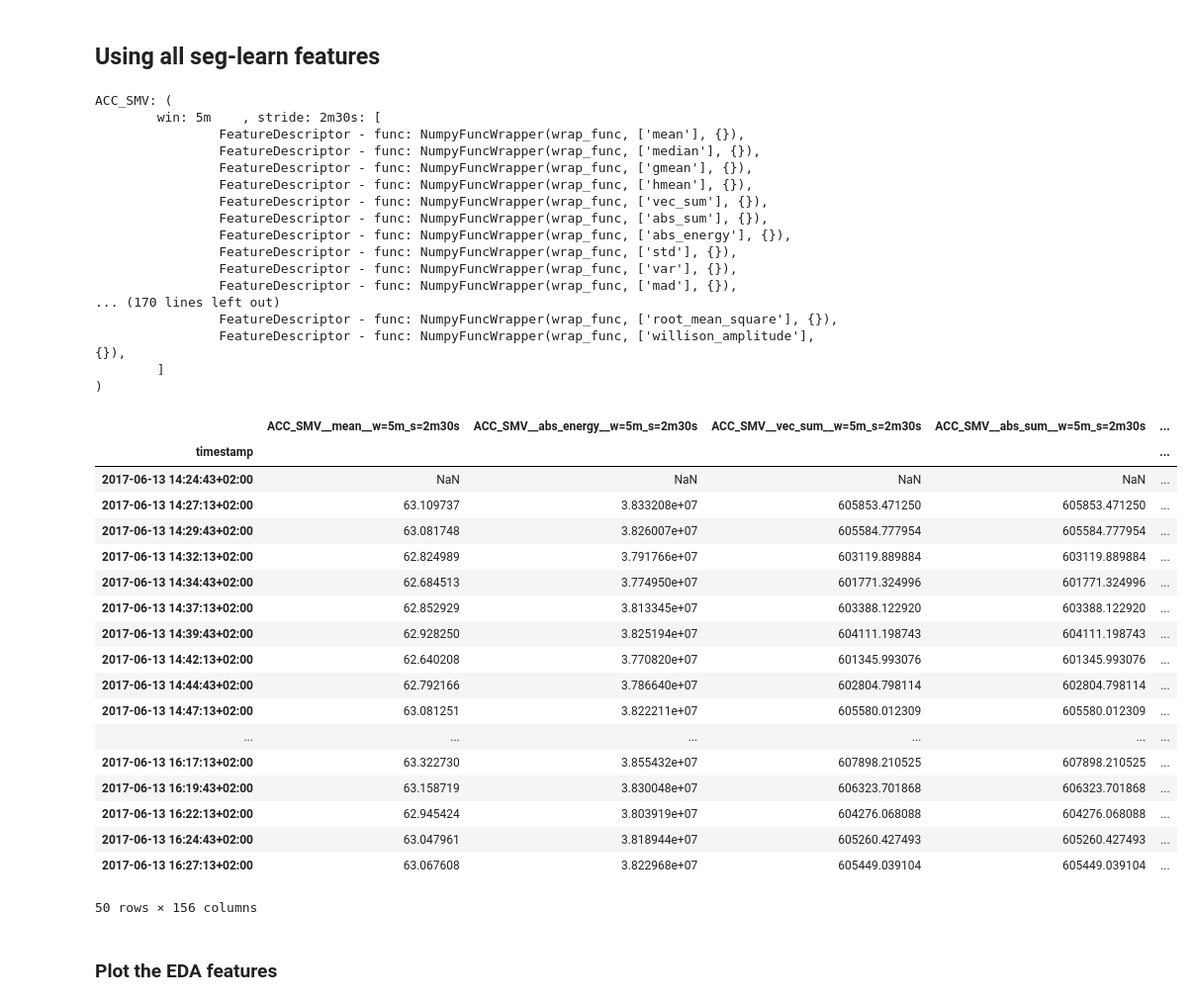
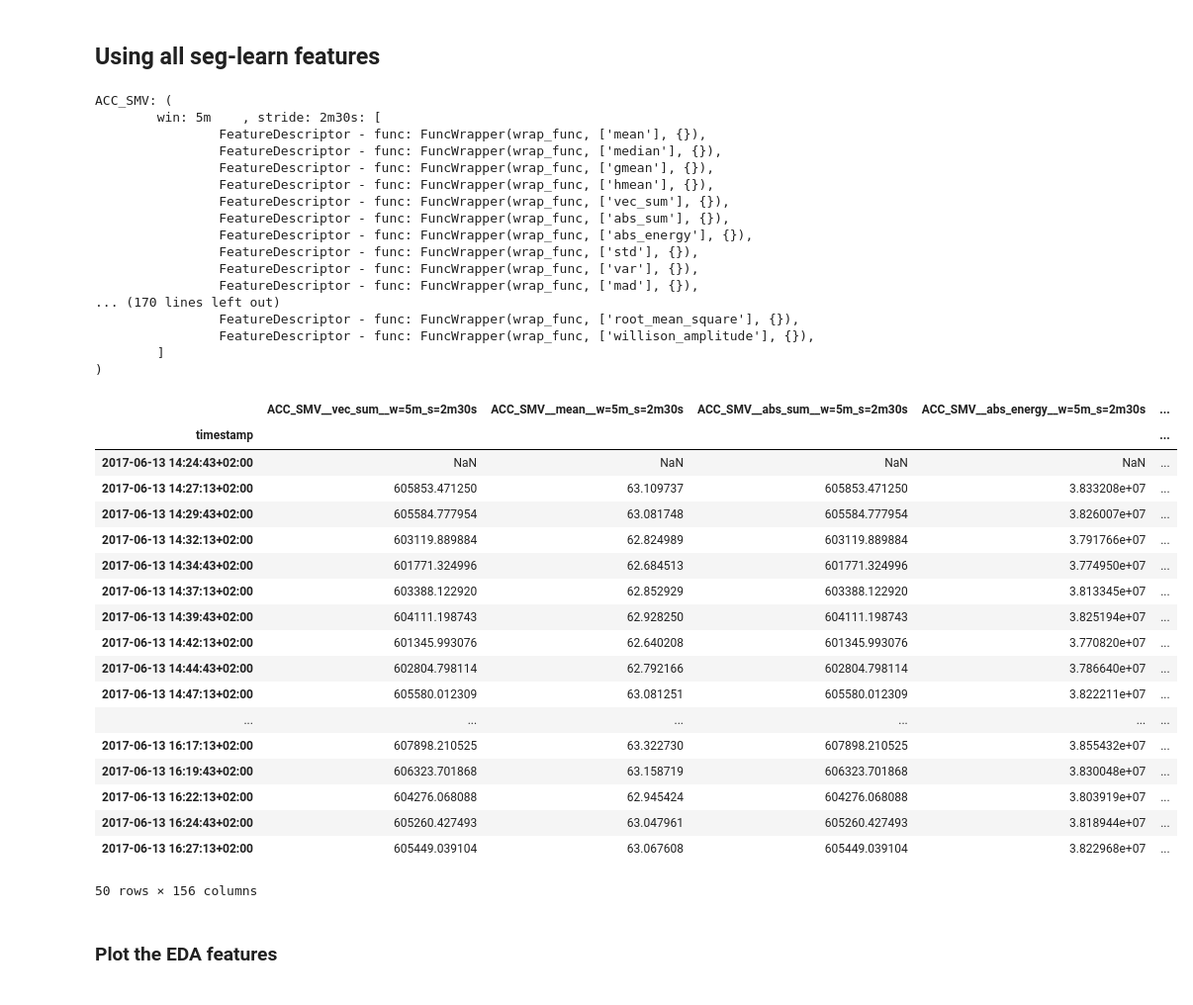
Before and after one commit to predict-idlab/tsflex, a Jupyter notebook: examples/seglearn_integration.ipynb, the cells around one changed output. Shown at 99% size. Cells and saved outputs as stored; diff of their text form; code cells hidden in the pictures.

```diff
--- a/examples/seglearn_integration.ipynb
+++ b/examples/seglearn_integration.ipynb
@@ -140,7 +140,7 @@ As [seg-learn feature-functions](https://github.com/dmbee/seglearn/blob/master/s
 from typing import Callable
 
 # Decorator for seglearn functions doing the conversion (mentioned above)
-def seglearn_wrapper(func: Callable):
+def seglearn_wrapper(func: Callable) -> Callable:
     def wrap_func(x: np.ndarray):
         return func(x.reshape(1,len(x)))
     return wrap_func
@@ -229,13 +229,13 @@ fig.show(renderer='iframe')
 # %% [markdown]
 ## Using all seg-learn features
 # %%
-from tsflex.features import MultipleFeatureDescriptors, FeatureCollection, NumpyFuncWrapper
+from tsflex.features import MultipleFeatureDescriptors, FeatureCollection, FuncWrapper
 
 # Import all feature functions from seg-learn
 from seglearn.feature_functions import all_features
 
 general_feats = MultipleFeatureDescriptors(
-        functions=[NumpyFuncWrapper(seglearn_wrapper(f), k) for k, f in all_features().items()],
+        functions=[FuncWrapper(seglearn_wrapper(f), k) for k, f in all_features().items()],
         series_names=["ACC_SMV", "EDA", "TMP"],
         windows=["5min", "2.5min"],
         strides=["2.5min"],
@@ -245,43 +245,43 @@ feature_collection
 # %% [output]
 ACC_SMV: (
         win: 5m    , stride: 2m30s: [
-                FeatureDescriptor - func: NumpyFuncWrapper(wrap_func, ['mean'], {}),
-                FeatureDescriptor - func: NumpyFuncWrapper(wrap_func, ['median'], {}),
-                FeatureDescriptor - func: NumpyFuncWrapper(wrap_func, ['gmean'], {}),
-                FeatureDescriptor - func: NumpyFuncWrapper(wrap_func, ['hmean'], {}),
-                FeatureDescriptor - func: NumpyFuncWrapper(wrap_func, ['vec_sum'], {}),
-                FeatureDescriptor - func: NumpyFuncWrapper(wrap_func, ['abs_sum'], {}),
-                FeatureDescriptor - func: NumpyFuncWrapper(wrap_func, ['abs_energy'], {}),
-                FeatureDescriptor - func: NumpyFuncWrapper(wrap_func, ['std'], {}),
-                FeatureDescriptor - func: NumpyFuncWrapper(wrap_func, ['var'], {}),
-                FeatureDescriptor - func: NumpyFuncWrapper(wrap_func, ['mad'], {}),
+                FeatureDescriptor - func: FuncWrapper(wrap_func, ['mean'], {}),
+                FeatureDescriptor - func: FuncWrapper(wrap_func, ['median'], {}),
+                FeatureDescriptor - func: FuncWrapper(wrap_func, ['gmean'], {}),
+                FeatureDescriptor - func: FuncWrapper(wrap_func, ['hmean'], {}),
+                FeatureDescriptor - func: FuncWrapper(wrap_func, ['vec_sum'], {}),
+                FeatureDescriptor - func: FuncWrapper(wrap_func, ['abs_sum'], {}),
+                FeatureDescriptor - func: FuncWrapper(wrap_func, ['abs_energy'], {}),
+                FeatureDescriptor - func: FuncWrapper(wrap_func, ['std'], {}),
+                FeatureDescriptor - func: FuncWrapper(wrap_func, ['var'], {}),
+                FeatureDescriptor - func: FuncWrapper(wrap_func, ['mad'], {}),
 ... (170 lines left out)
-                FeatureDescriptor - func: NumpyFuncWrapper(wrap_func, ['root_mean_square'], {}),
-                FeatureDescriptor - func: NumpyFuncWrapper(wrap_func, ['willison_amplitude'], {}),
+                FeatureDescriptor - func: FuncWrapper(wrap_func, ['root_mean_square'], {}),
+                FeatureDescriptor - func: FuncWrapper(wrap_func, ['willison_amplitude'], {}),
         ]
 )
 # %%
-features_df = feature_collection.calculate(out_data, return_df=True, approve_sparsity=True, error_val=np.nan)
+features_df = feature_collection.calculate(out_data, return_df=True)
 features_df
 # %% [output]
-|  | ACC_SMV__mean__w=5m_s=2m30s | ACC_SMV__abs_energy__w=5m_s=2m30s | ACC_SMV__vec_sum__w=5m_s=2m30s | ACC_SMV__abs_sum__w=5m_s=2m30s | ... |
+|  | ACC_SMV__vec_sum__w=5m_s=2m30s | ACC_SMV__mean__w=5m_s=2m30s | ACC_SMV__abs_sum__w=5m_s=2m30s | ACC_SMV__abs_energy__w=5m_s=2m30s | ... |
 | timestamp |  |  |  |  | ... |
 | 2017-06-13 14:24:43+02:00 | NaN | NaN | NaN | NaN | ... |
-| 2017-06-13 14:27:13+02:00 | 63.109737 | 3.833208e+07 | 605853.471250 | 605853.471250 | ... |
-| 2017-06-13 14:29:43+02:00 | 63.081748 | 3.826007e+07 | 605584.777954 | 605584.777954 | ... |
-| 2017-06-13 14:32:13+02:00 | 62.824989 | 3.791766e+07 | 603119.889884 | 603119.889884 | ... |
-| 2017-06-13 14:34:43+02:00 | 62.684513 | 3.774950e+07 | 601771.324996 | 601771.324996 | ... |
-| 2017-06-13 14:37:13+02:00 | 62.852929 | 3.813345e+07 | 603388.122920 | 603388.122920 | ... |
-| 2017-06-13 14:39:43+02:00 | 62.928250 | 3.825194e+07 | 604111.198743 | 604111.198743 | ... |
-| 2017-06-13 14:42:13+02:00 | 62.640208 | 3.770820e+07 | 601345.993076 | 601345.993076 | ... |
-| 2017-06-13 14:44:43+02:00 | 62.792166 | 3.786640e+07 | 602804.798114 | 602804.798114 | ... |
-| 2017-06-13 14:47:13+02:00 | 63.081251 | 3.822211e+07 | 605580.012309 | 605580.012309 | ... |
+| 2017-06-13 14:27:13+02:00 | 605853.471250 | 63.109737 | 605853.471250 | 3.833208e+07 | ... |
+| 2017-06-13 14:29:43+02:00 | 605584.777954 | 63.081748 | 605584.777954 | 3.826007e+07 | ... |
+| 2017-06-13 14:32:13+02:00 | 603119.889884 | 62.824989 | 603119.889884 | 3.791766e+07 | ... |
+| 2017-06-13 14:34:43+02:00 | 601771.324996 | 62.684513 | 601771.324996 | 3.774950e+07 | ... |
+| 2017-06-13 14:37:13+02:00 | 603388.122920 | 62.852929 | 603388.122920 | 3.813345e+07 | ... |
+| 2017-06-13 14:39:43+02:00 | 604111.198743 | 62.928250 | 604111.198743 | 3.825194e+07 | ... |
+| 2017-06-13 14:42:13+02:00 | 601345.993076 | 62.640208 | 601345.993076 | 3.770820e+07 | ... |
+| 2017-06-13 14:44:43+02:00 | 602804.798114 | 62.792166 | 602804.798114 | 3.786640e+07 | ... |
+| 2017-06-13 14:47:13+02:00 | 605580.012309 | 63.081251 | 605580.012309 | 3.822211e+07 | ... |
 | ... | ... | ... | ... | ... | ... |
-| 2017-06-13 16:17:13+02:00 | 63.322730 | 3.855432e+07 | 607898.210525 | 607898.210525 | ... |
-| 2017-06-13 16:19:43+02:00 | 63.158719 | 3.830048e+07 | 606323.701868 | 606323.701868 | ... |
-| 2017-06-13 16:22:13+02:00 | 62.945424 | 3.803919e+07 | 604276.068088 | 604276.068088 | ... |
-| 2017-06-13 16:24:43+02:00 | 63.047961 | 3.818944e+07 | 605260.427493 | 605260.427493 | ... |
-| 2017-06-13 16:27:13+02:00 | 63.067608 | 3.822968e+07 | 605449.039104 | 605449.039104 | ... |
+| 2017-06-13 16:17:13+02:00 | 607898.210525 | 63.322730 | 607898.210525 | 3.855432e+07 | ... |
+| 2017-06-13 16:19:43+02:00 | 606323.701868 | 63.158719 | 606323.701868 | 3.830048e+07 | ... |
+| 2017-06-13 16:22:13+02:00 | 604276.068088 | 62.945424 | 604276.068088 | 3.803919e+07 | ... |
+| 2017-06-13 16:24:43+02:00 | 605260.427493 | 63.047961 | 605260.427493 | 3.818944e+07 | ... |
+| 2017-06-13 16:27:13+02:00 | 605449.039104 | 63.067608 | 605449.039104 | 3.822968e+07 | ... |
 50 rows × 156 columns
 # %% [markdown]
 ### Plot the EDA features
```
Also changed, not shown: parts of 3 cells of this notebook, 1 other file.
